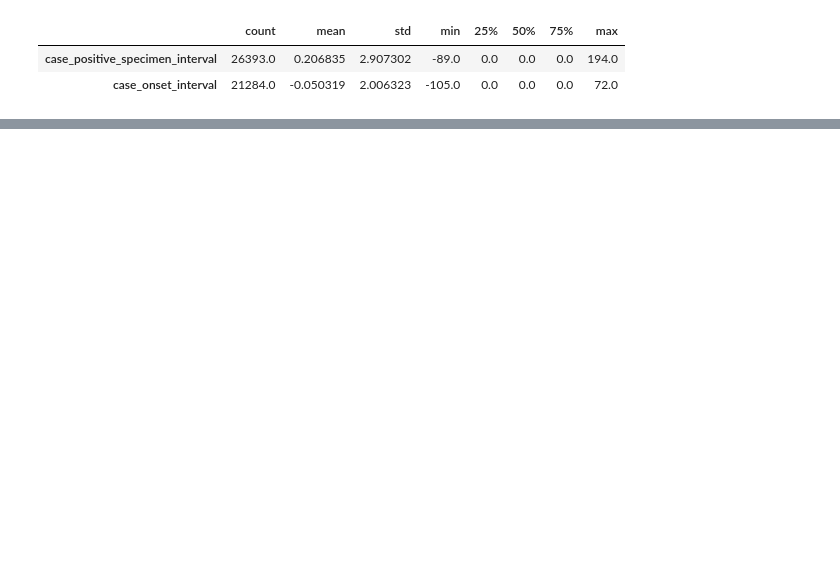
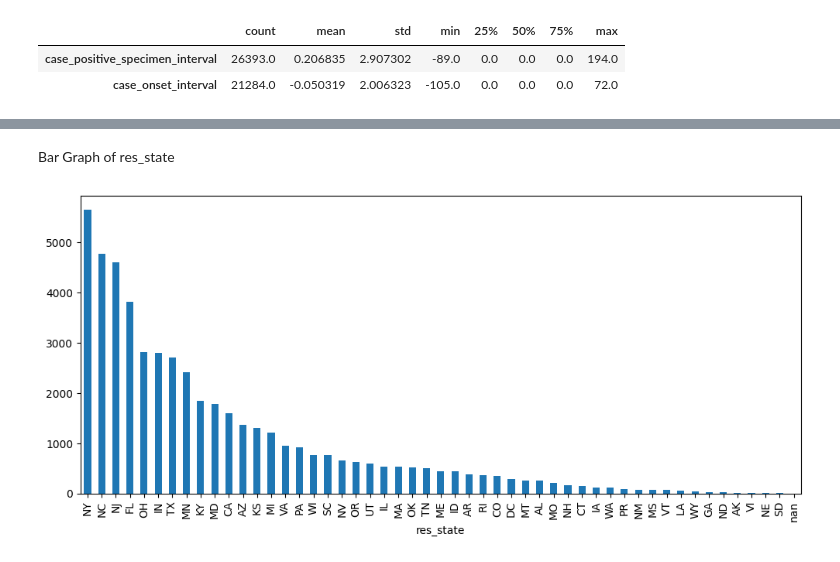
Before and after one commit to Southwick-Adam/CovidDataAnalysis, a Jupyter notebook: 2023-Homework1-Notebook.ipynb, the cells around one changed output, grey strips where cells are left out. Drawn from its saved outputs; the diff is of its cells as text; code cells hidden in the pictures; blank space fills up the shorter version.

```diff
--- a/2023-Homework1-Notebook.ipynb
+++ b/2023-Homework1-Notebook.ipynb
@@ -249,0 +340,7 @@ for col in category_columns:
+# %% [markdown]
+Bar Graph of res_state
+# %%
+df['res_state'].value_counts(dropna = False).plot(kind='bar', figsize=(12,5))
+plt.show()
+# %% [output]
+[figure, added]
```
Also changed, not shown: parts of 70 cells of this notebook, 12 other files.
